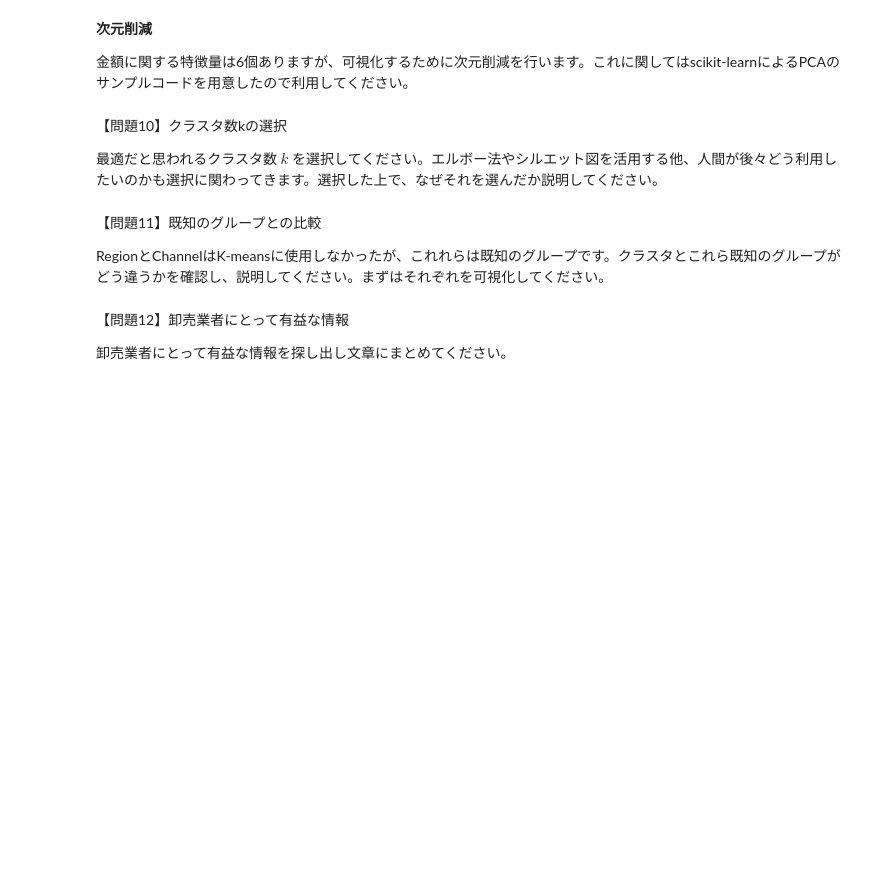
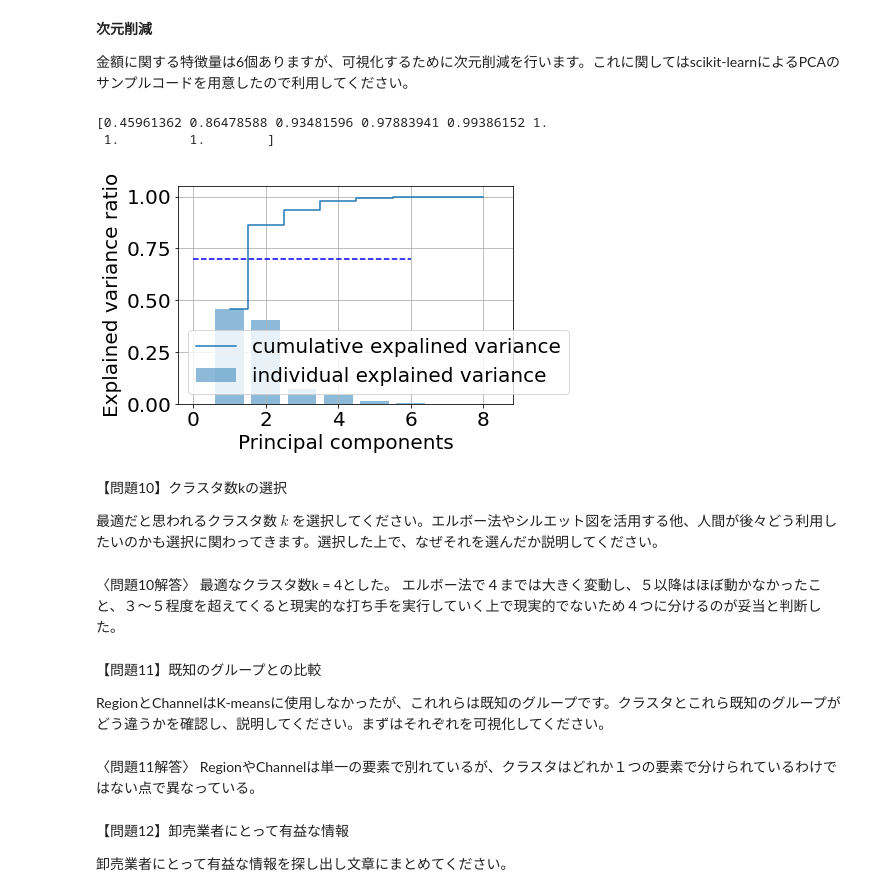
Before and after one commit to shinmiura/diveintocode-ml, a Jupyter notebook: クラスタリング.ipynb, the cells around one changed output. Cells and saved outputs as stored; diff of their text form; code cells hidden in the pictures; blank space fills up the shorter version.

```diff
--- a/クラスタリング.ipynb
+++ b/クラスタリング.ipynb
@@ -523,28 +539,39 @@ data_pca = pca.transform(data)
 # %%
 # 《PCAの分散説明率を表示するコードサンプル》
 from sklearn.decomposition import PCA
 import matplotlib.pyplot as plt
 pca = PCA(n_components=None)
-pca = pca.fit(data)
+pca = pca.fit(dataset)
 var_exp = pca.explained_variance_ratio_
 cum_var_exp = np.cumsum(var_exp)
 print(cum_var_exp)
-plt.bar(range(1,7), var_exp, alpha=0.5, align='center', label='individual explained variance')
-plt.step(range(1,7), cum_var_exp, where='mid', label='cumulative expalined variance')
+plt.bar(range(1,9), var_exp, alpha=0.5, align='center', label='individual explained variance')
+plt.step(range(1,9), cum_var_exp, where='mid', label='cumulative expalined variance')
 plt.ylabel('Explained variance ratio')
 plt.xlabel('Principal components')
 plt.hlines(0.7, 0, 6,  "blue", linestyles='dashed')
 plt.legend(loc='best')
 plt.grid()
 plt.show()
+# %% [output]
+[0.45961362 0.86478588 0.93481596 0.97883941 0.99386152 1.
+ 1.         1.        ]
+[figure, added]
 # %% [markdown]
 【問題10】クラスタ数kの選択
 
 最適だと思われるクラスタ数 $k$ を選択してください。エルボー法やシルエット図を活用する他、人間が後々どう利用したいのかも選択に関わってきます。選択した上で、なぜそれを選んだか説明してください。
+# %% [markdown]
+〈問題10解答〉
+最適なクラスタ数k = 4とした。
+エルボー法で４までは大きく変動し、５以降はほぼ動かなかったこと、３〜５程度を超えてくると現実的な打ち手を実行していく上で現実的でないため４つに分けるのが妥当と判断した。
 # %% [markdown]
 【問題11】既知のグループとの比較
 
 RegionとChannelはK-meansに使用しなかったが、これれらは既知のグループです。クラスタとこれら既知のグループがどう違うかを確認し、説明してください。まずはそれぞれを可視化してください。
+# %% [markdown]
+〈問題11解答〉
+RegionやChannelは単一の要素で別れているが、クラスタはどれか１つの要素で分けられているわけではない点で異なっている。
 # %% [markdown]
 【問題12】卸売業者にとって有益な情報
 
```
Also changed, not shown: parts of 9 cells of this notebook.
